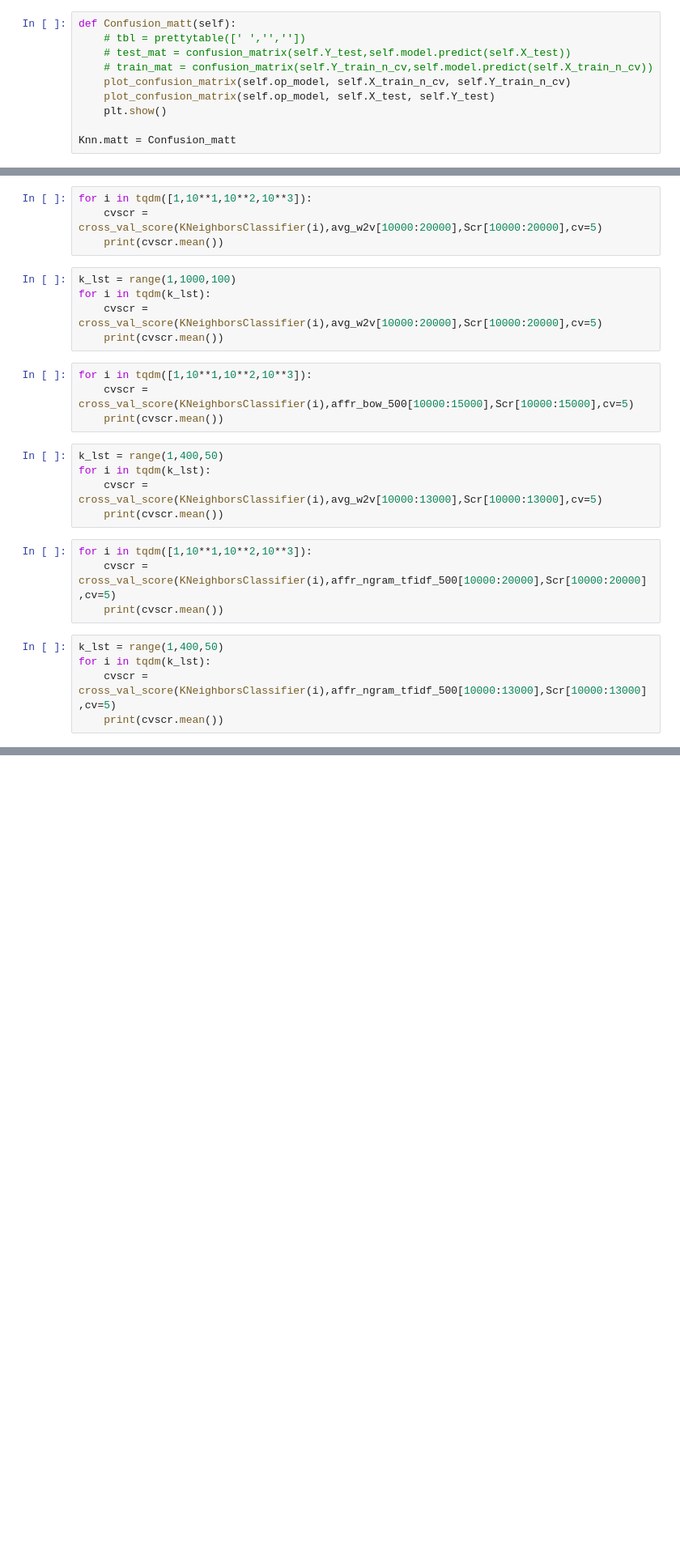
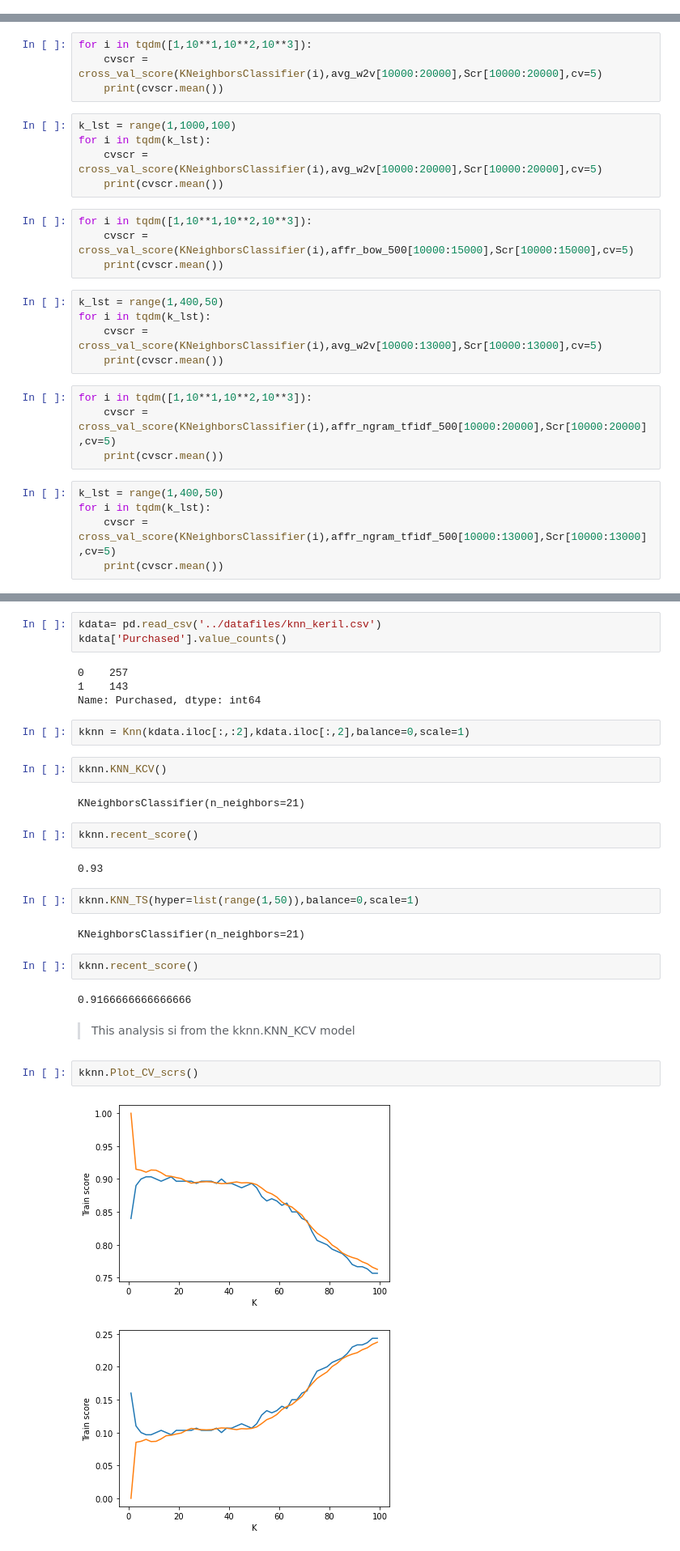
Before and after one commit to Sahil-Chavan/ML_Playground, a Jupyter notebook: Final Files/AFFR_KNN.ipynb, the cells around one changed output, grey strips where cells are left out. Shown at 81% size. Saved outputs shown, nothing was run; the diff lists cells and outputs as text; blank space fills up the shorter version.

```diff
--- a/Final Files/AFFR_KNN.ipynb
+++ b/Final Files/AFFR_KNN.ipynb
@@ -234,10 +442,0 @@ op_model = knn.KNN_TS()
-# %%
-def Confusion_matt(self):
-    # tbl = prettytable([' ','',''])
-    # test_mat = confusion_matrix(self.Y_test,self.model.predict(self.X_test))
-    # train_mat = confusion_matrix(self.Y_train_n_cv,self.model.predict(self.X_train_n_cv))
-    plot_confusion_matrix(self.op_model, self.X_train_n_cv, self.Y_train_n_cv)
-    plot_confusion_matrix(self.op_model, self.X_test, self.Y_test)
-    plt.show()
-
-Knn.matt = Confusion_matt
@@ -348,0 +522,32 @@ for i in tqdm(k_lst):
+# %%
+kdata= pd.read_csv('../datafiles/knn_keril.csv')
+kdata['Purchased'].value_counts()
+# %% [output]
+0    257
+1    143
+Name: Purchased, dtype: int64
+# %%
+kknn = Knn(kdata.iloc[:,:2],kdata.iloc[:,2],balance=0,scale=1)
+# %%
+kknn.KNN_KCV()
+# %% [output]
+KNeighborsClassifier(n_neighbors=21)
+# %%
+kknn.recent_score()
+# %% [output]
+0.93
+# %%
+kknn.KNN_TS(hyper=list(range(1,50)),balance=0,scale=1)
+# %% [output]
+KNeighborsClassifier(n_neighbors=21)
+# %%
+kknn.recent_score()
+# %% [output]
+0.9166666666666666
+# %% [markdown]
+> This analysis si from the kknn.KNN_KCV model
+# %%
+kknn.Plot_CV_scrs()
+# %% [output]
+[figure, added]
+[figure, added]
```
Also changed, not shown: parts of 36 cells of this notebook, 1 other file.
